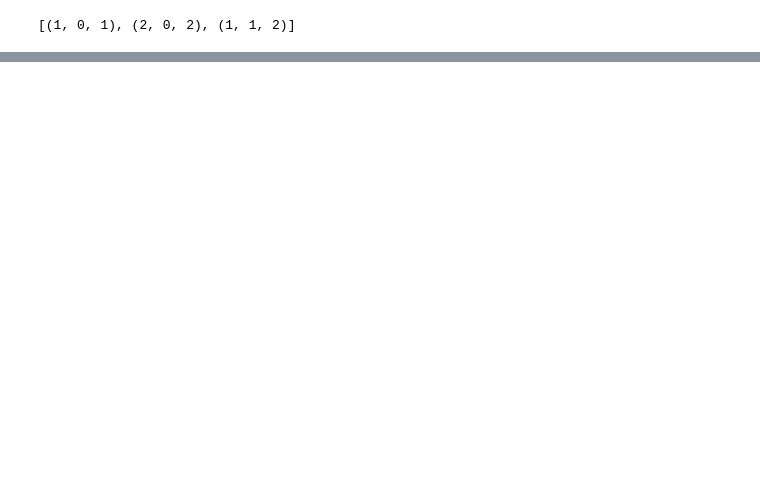
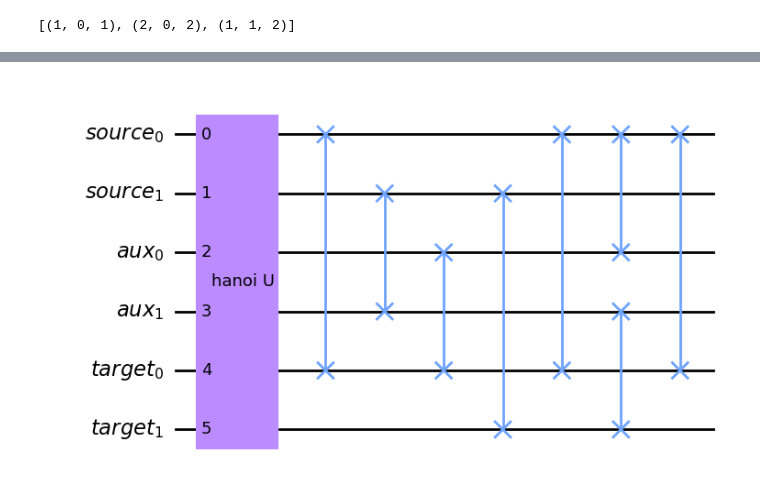
Before and after one commit to Dpbm/scientific-research-1-quantum-oracles, a Jupyter notebook: code/hanoi-tower.ipynb, the cells around one changed output, grey strips where cells are left out. Drawn from its saved outputs; the diff is of its cells as text; code cells hidden in the pictures; blank space fills up the shorter version.

```diff
--- a/code/hanoi-tower.ipynb
+++ b/code/hanoi-tower.ipynb
@@ -175,0 +209,28 @@ get_unitary(hanoi_2)
+# %%
+source = QuantumRegister(2, name="source")
+auxiliary = QuantumRegister(2, name="aux")
+target = QuantumRegister(2, name="target")
+
+hanoi_3 = QuantumCircuit(source, auxiliary, target)
+hanoi_3.append(generate_hanoi_u(n_qubits=2), [*source, *auxiliary, *target])
+
+#(1, 0, 2)
+hanoi_3.swap(source[0], target[0])
+#(2, 0, 1)
+hanoi_3.swap(source[1], auxiliary[1])
+#(1, 2, 1)
+hanoi_3.swap(target[0], auxiliary[0])
+#(3, 0, 2)
+hanoi_3.swap(source[0], target[0])
+hanoi_3.swap(source[1], target[1])
+#(1, 1, 0)
+hanoi_3.swap(auxiliary[0], source[0])
+#(2, 1, 2)
+hanoi_3.swap(auxiliary[1], target[1])
+#(1, 0, 2)
+hanoi_3.swap(source[0], target[0])
+
+display(hanoi_3.draw('mpl'))
+get_unitary(hanoi_3)
+# %% [output]
+[figure, added]
```
Also changed, not shown: parts of 10 cells of this notebook.
